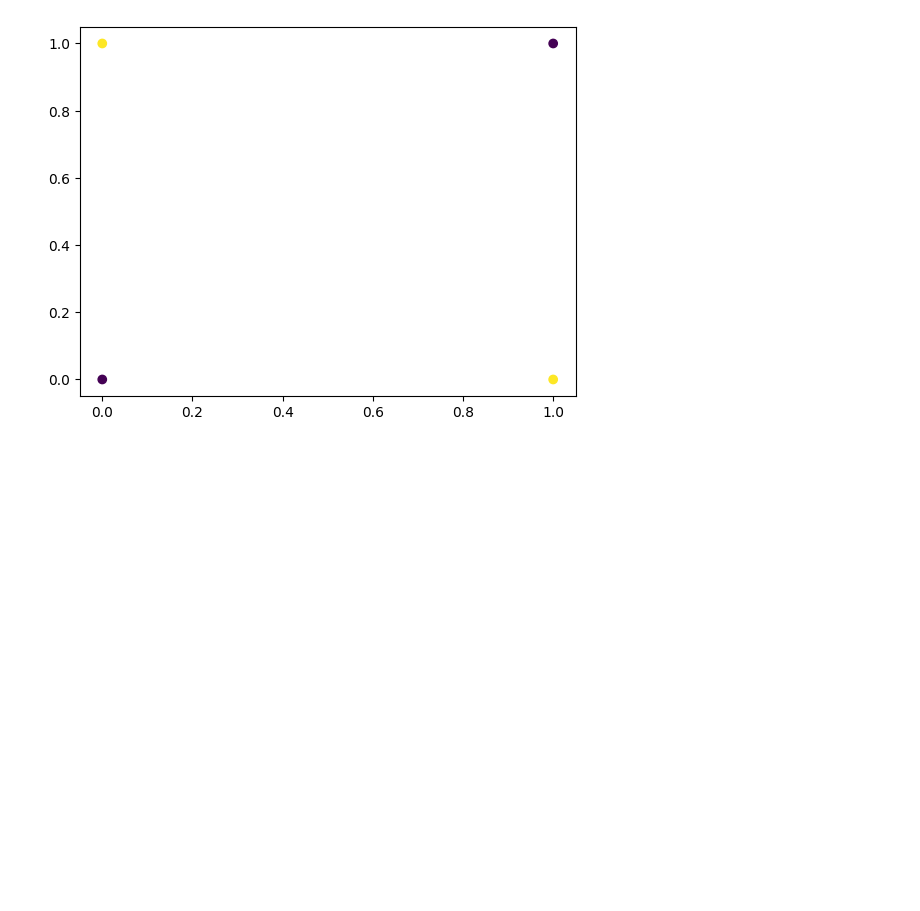
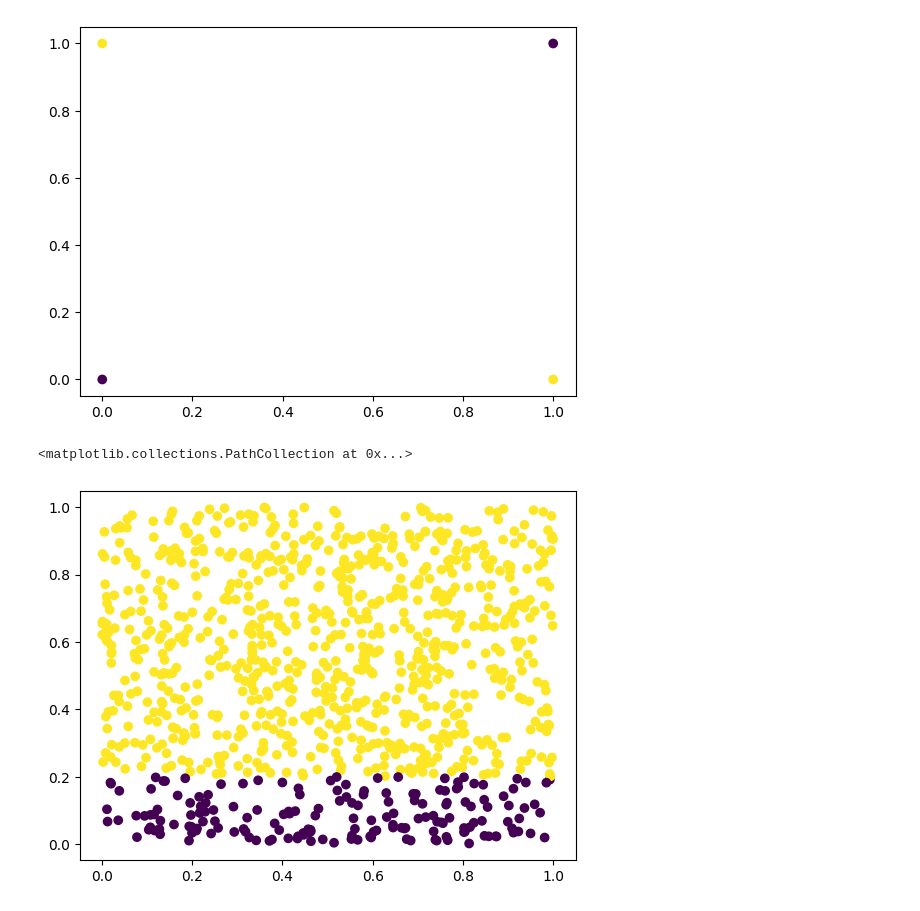
Before and after one commit to manjunathmadakasira/ECE760, a Jupyter notebook: hw2/hw2_sandbox.ipynb, the cells around one changed output. Saved outputs shown, nothing was run; the diff lists cells and outputs as text; code cells hidden in the pictures; blank space fills up the shorter version.

```diff
--- a/hw2/hw2_sandbox.ipynb
+++ b/hw2/hw2_sandbox.ipynb
@@ -10,3 +10,12 @@ plt.scatter(x,y,c=colors)
 [0 1 0 1]
 <matplotlib.collections.PathCollection at 0x...>
 [figure]
+# %%
+df1 = load_data('D1.txt')
+x1 = df1['x1'].tolist()
+x2 = df1['x2'].tolist()
+y = df1['Outcome'].tolist()
+plt.scatter(x1,x2,c=y)
+# %% [output]
+<matplotlib.collections.PathCollection at 0x...>
+[figure, added]
```
Also changed, not shown: parts of 1 cell of this notebook.
